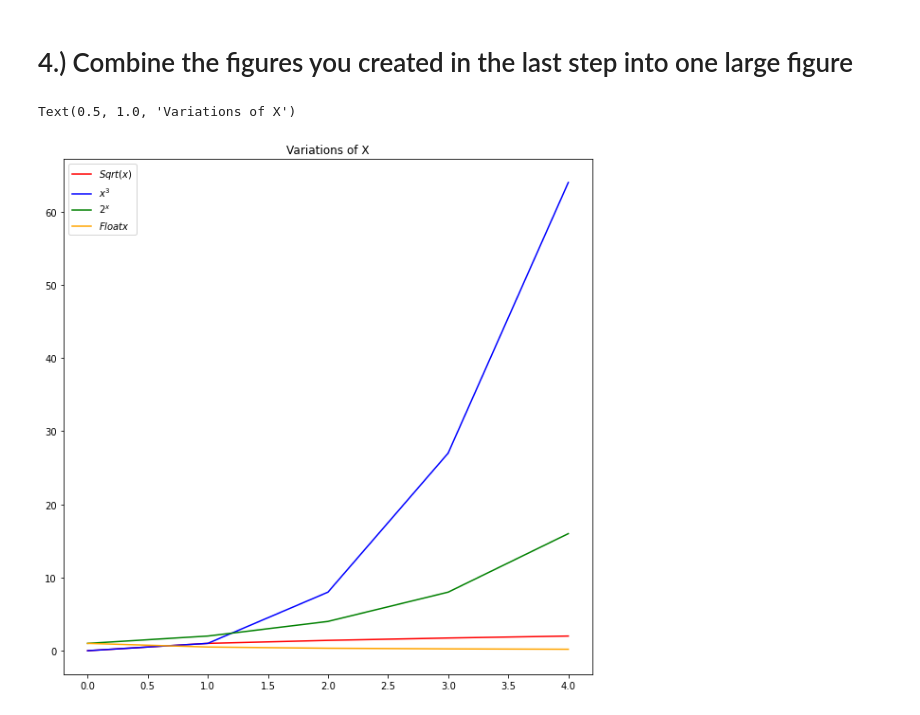
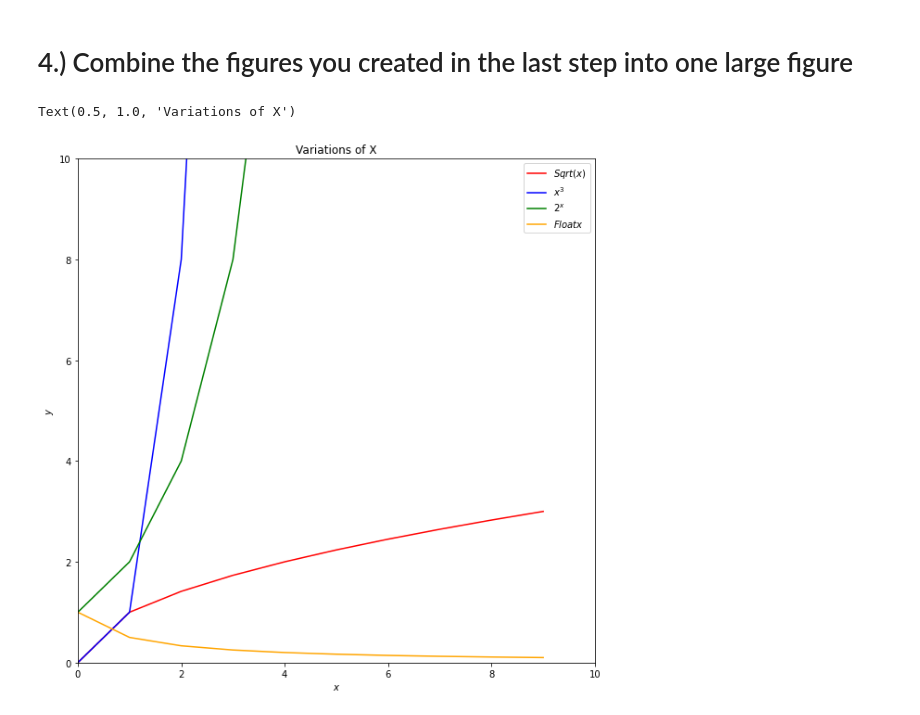
Before and after one commit to PGuajardo/numpy-pandas-visualization-exercises, a Jupyter notebook: matplotlib_exercises.ipynb, the cells around one changed output. Drawn from its saved outputs; the diff is of its cells as text; code cells hidden in the pictures.

```diff
--- a/matplotlib_exercises.ipynb
+++ b/matplotlib_exercises.ipynb
@@ -13,16 +13,20 @@ from random import randint
 import random
 import pandas as pd
 # %%
-x = [x for x in range(10)]
-y = [((n*n) - (n+2)) for n in x]
+x = range(-100,100)
+y = [((n**2) - (n+2)) for n in x]
 
 
 plt.figure(figsize = (10,8))
+plt.title('$ y = x^2 - x +2$')
+
+plt.xlabel('$x$')
+plt.ylabel('$y$')
 
 plt.plot(x,y)
 plt.annotate('Origin',
              xy = (0,0),
-             xytext = (1,40),
+             xytext = (5,2000),
              arrowprops = dict(facecolor = 'grey')
             )
 # %% [output]
@@ -124,29 +132,33 @@ Text(0, 0.5, 'y axis')
 # %% [markdown]
 # 4.) Combine the figures you created in the last step into one large figure
 # %%
-x1 = range(5)
+x1 = range(10)
 y1 = [math.sqrt(x) for x in x1]
 #y=√x
 
 y2 = [x**3 for x in x1]
 #y=x3
 
 y3 = [2**x for x in x1]
 #y=2x
 
 y4 = [float(1/(x+1)) for x in x1]
 #y=1/(x+1)
 
 plt.figure(figsize = (10,10))
-
+plt.ylim(0, 10)
+plt.xlim(0, 10)
 
 plt.plot(x1,y1, c = 'red', label = '$Sqrt(x)$')
 plt.plot(x1,y2, c = 'blue', label = '$x^3$')
 plt.plot(x1,y3, c = 'green', label = '$2 ^ x$')
 plt.plot(x1,y4, c = 'orange', label = '$Float x$')
 
+
+plt.ylabel('$y$')
+plt.xlabel('$x$')
 plt.legend()
 plt.title("Variations of X")
 # %% [output]
 Text(0.5, 1.0, 'Variations of X')
-[figure, old version]
+[figure, new version]
```
Also changed, not shown: parts of 6 cells of this notebook, 4 other files.
